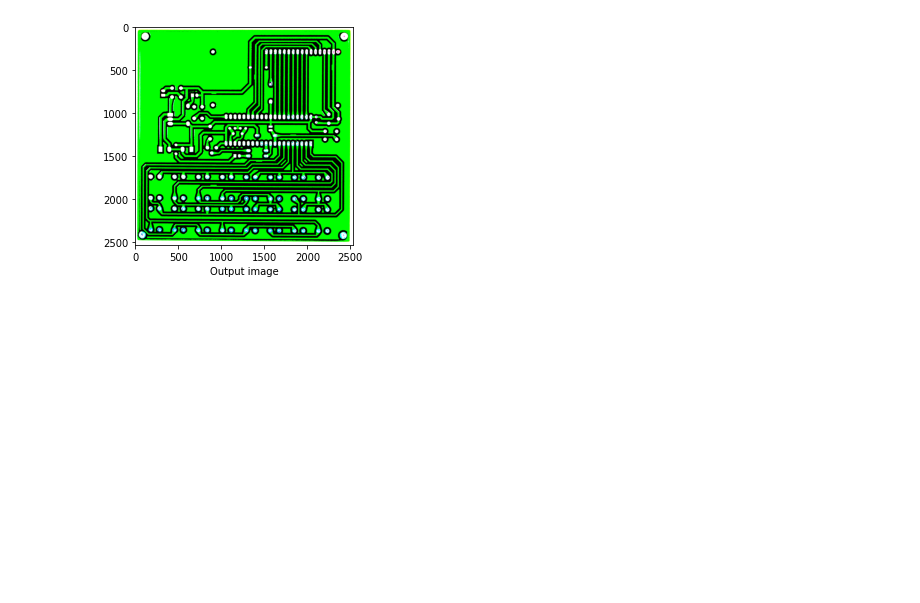
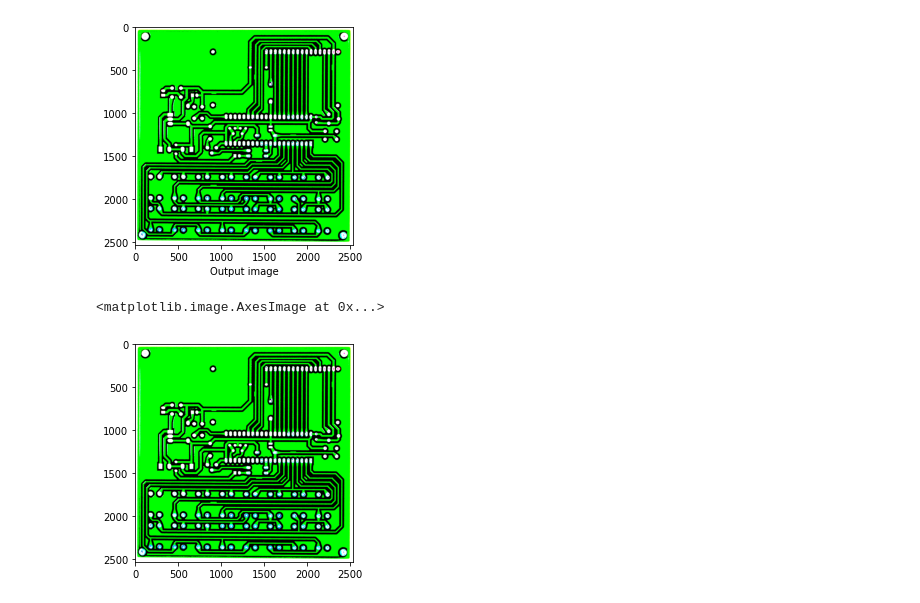
Before and after one commit to hitesh-n/FSM-INT-2022, a Jupyter notebook: Codes/binarization.ipynb, the cells around one changed output. Drawn from its saved outputs; the diff is of its cells as text; code cells hidden in the pictures; blank space fills up the shorter version.

```diff
--- a/Codes/binarization.ipynb
+++ b/Codes/binarization.ipynb
@@ -18,3 +19,12 @@ plt.xlabel("Output image")
 Text(0.5, 0, 'Output image')
 [figure]
 [figure]
+# %%
+# color to black and white
+bw_img = cv2.threshold(bw[1], 127, 255, cv2.THRESH_BINARY)
+plt.imshow(bw_img[1])
+
+# not working!
+# %% [output]
+<matplotlib.image.AxesImage at 0x...>
+[figure, added]
```
Also changed, not shown: parts of 1 cell of this notebook.
